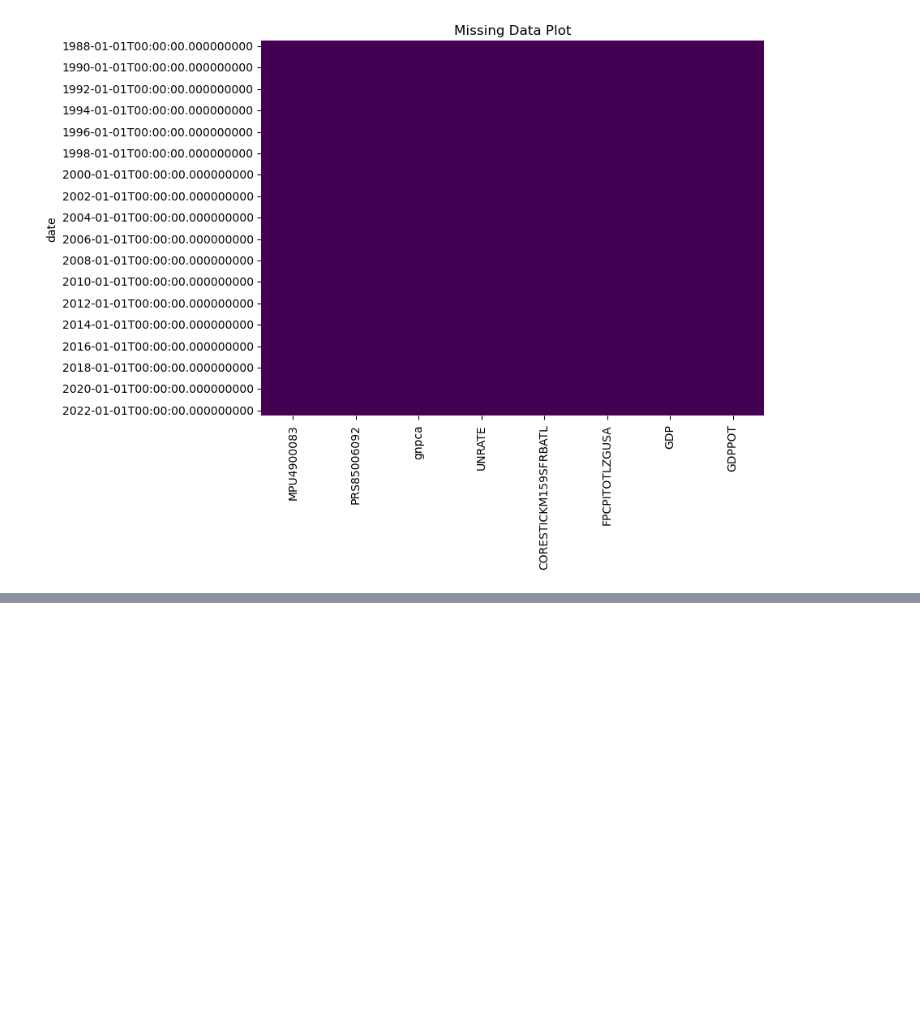
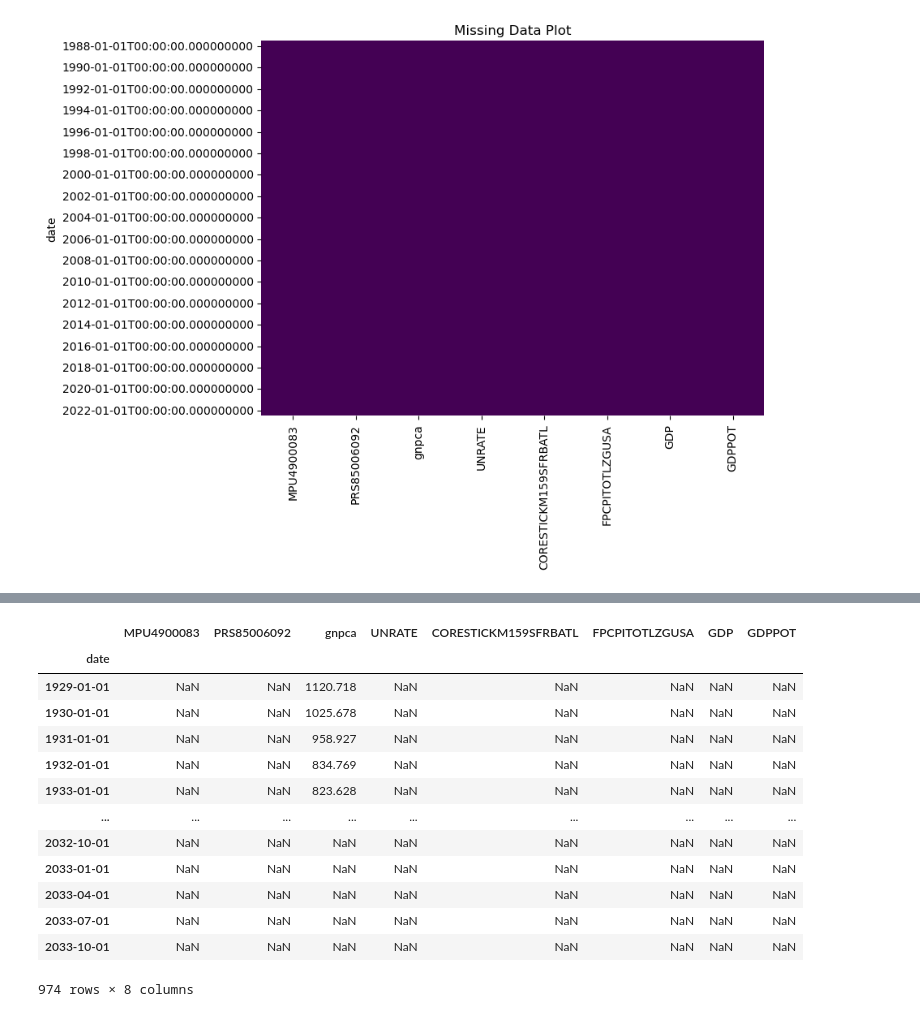
Before and after one commit to DanielGroneberg/Federal-Reserve-Interest-Rates-Forecast, a Jupyter notebook: code/02-EDA.ipynb, the cells around one changed output, grey strips where cells are left out. Cells and saved outputs as stored; diff of their text form; code cells hidden in the pictures; blank space fills up the shorter version.

```diff
--- a/code/02-EDA.ipynb
+++ b/code/02-EDA.ipynb
@@ -241,0 +230,17 @@ plt.show()
+# %%
+fred_df
+# %% [output]
+|  | MPU4900083 | PRS85006092 | gnpca | UNRATE | CORESTICKM159SFRBATL | FPCPITOTLZGUSA | GDP | GDPPOT |
+| date |  |  |  |  |  |  |  |  |
+| 1929-01-01 | NaN | NaN | 1120.718 | NaN | NaN | NaN | NaN | NaN |
+| 1930-01-01 | NaN | NaN | 1025.678 | NaN | NaN | NaN | NaN | NaN |
+| 1931-01-01 | NaN | NaN | 958.927 | NaN | NaN | NaN | NaN | NaN |
+| 1932-01-01 | NaN | NaN | 834.769 | NaN | NaN | NaN | NaN | NaN |
+| 1933-01-01 | NaN | NaN | 823.628 | NaN | NaN | NaN | NaN | NaN |
+| ... | ... | ... | ... | ... | ... | ... | ... | ... |
+| 2032-10-01 | NaN | NaN | NaN | NaN | NaN | NaN | NaN | NaN |
+| 2033-01-01 | NaN | NaN | NaN | NaN | NaN | NaN | NaN | NaN |
+| 2033-04-01 | NaN | NaN | NaN | NaN | NaN | NaN | NaN | NaN |
+| 2033-07-01 | NaN | NaN | NaN | NaN | NaN | NaN | NaN | NaN |
+| 2033-10-01 | NaN | NaN | NaN | NaN | NaN | NaN | NaN | NaN |
+974 rows × 8 columns
```
Also changed, not shown: parts of 22 cells of this notebook.
